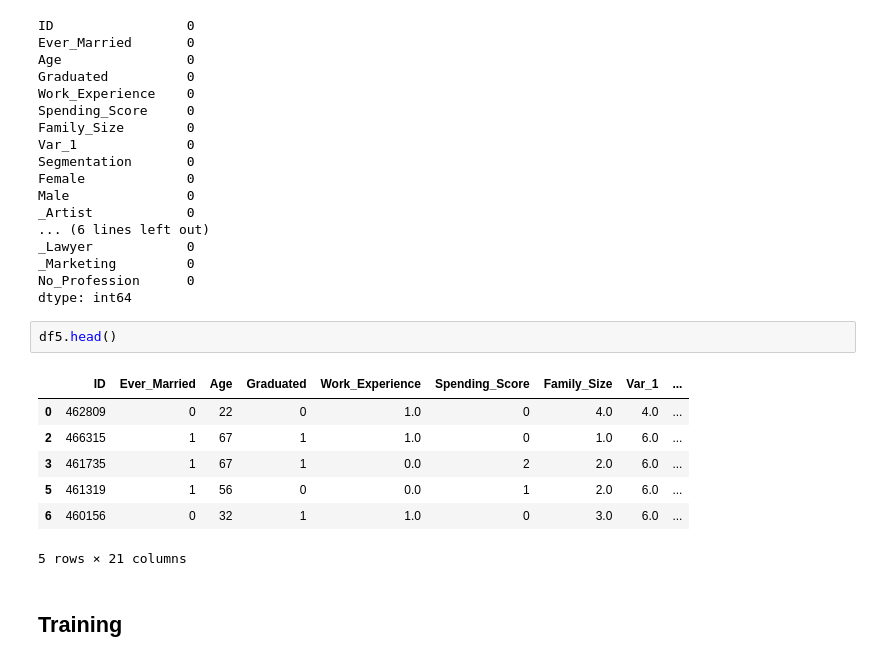
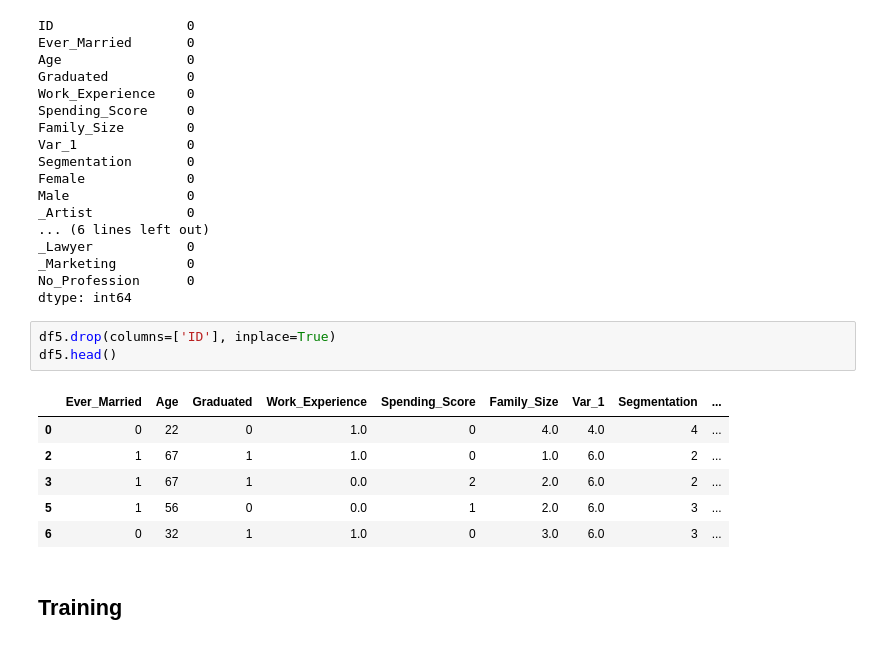
Before and after one commit to hr-vasquez/ml_players, a Jupyter notebook: exercise02.ipynb, the cells around one changed output. Saved outputs shown, nothing was run; the diff lists cells and outputs as text.

```diff
--- a/exercise02.ipynb
+++ b/exercise02.ipynb
@@ -255,16 +255,16 @@ _Lawyer            0
 _Marketing         0
 No_Profession      0
 dtype: int64
-# %%
-df5.head()
-# %% [output]
-|  | ID | Ever_Married | Age | Graduated | Work_Experience | Spending_Score | Family_Size | Var_1 | ... |
-| 0 | 462809 | 0 | 22 | 0 | 1.0 | 0 | 4.0 | 4.0 | ... |
-| 2 | 466315 | 1 | 67 | 1 | 1.0 | 0 | 1.0 | 6.0 | ... |
-| 3 | 461735 | 1 | 67 | 1 | 0.0 | 2 | 2.0 | 6.0 | ... |
-| 5 | 461319 | 1 | 56 | 0 | 0.0 | 1 | 2.0 | 6.0 | ... |
-| 6 | 460156 | 0 | 32 | 1 | 1.0 | 0 | 3.0 | 6.0 | ... |
-5 rows × 21 columns
+# %%
+df5.drop(columns=['ID'], inplace=True)
+df5.head()
+# %% [output]
+|  | Ever_Married | Age | Graduated | Work_Experience | Spending_Score | Family_Size | Var_1 | Segmentation | ... |
+| 0 | 0 | 22 | 0 | 1.0 | 0 | 4.0 | 4.0 | 4 | ... |
+| 2 | 1 | 67 | 1 | 1.0 | 0 | 1.0 | 6.0 | 2 | ... |
+| 3 | 1 | 67 | 1 | 0.0 | 2 | 2.0 | 6.0 | 2 | ... |
+| 5 | 1 | 56 | 0 | 0.0 | 1 | 2.0 | 6.0 | 3 | ... |
+| 6 | 0 | 32 | 1 | 1.0 | 0 | 3.0 | 6.0 | 3 | ... |
 # %% [markdown]
 ## Training
 # %% [markdown]
```
Also changed, not shown: parts of 7 cells of this notebook.
